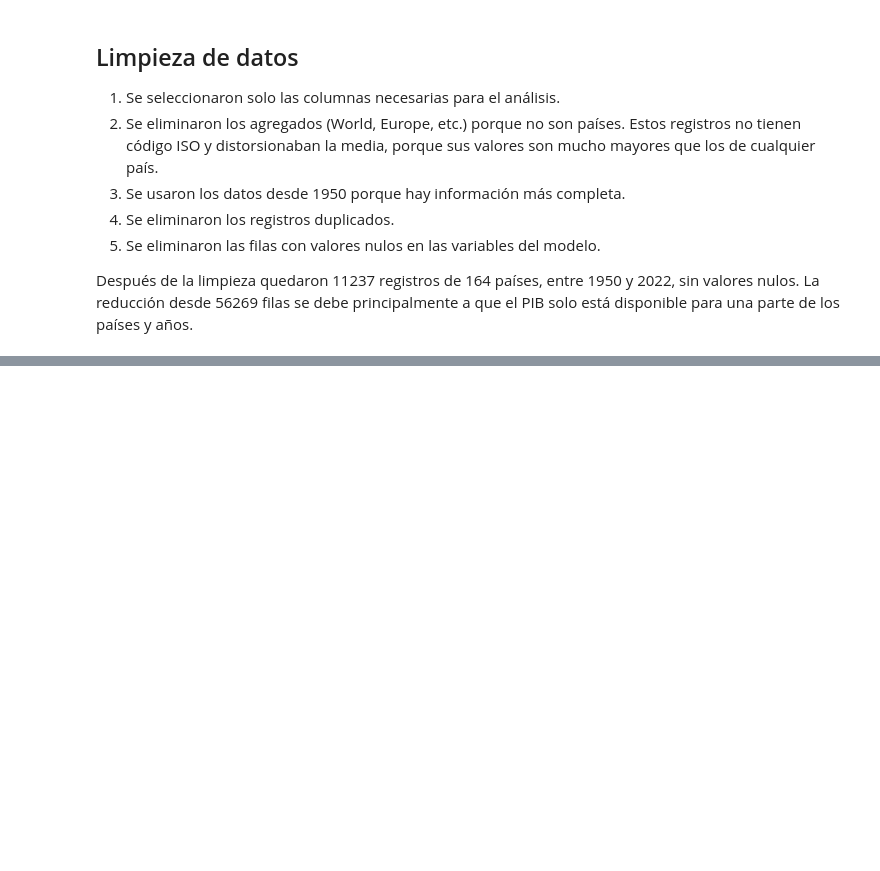
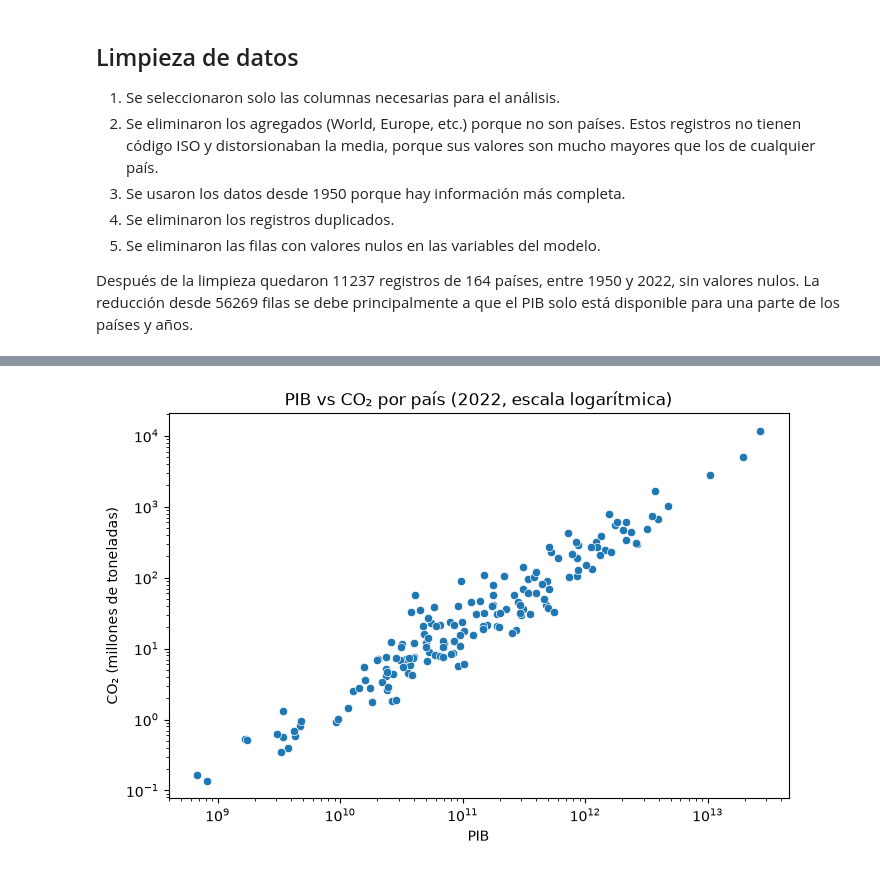
Before and after one commit to C4mila-H/Actividad-4, a Jupyter notebook: Actividad4_CO2.ipynb, the cells around one changed output, grey strips where cells are left out. Drawn from its saved outputs; the diff is of its cells as text; code cells hidden in the pictures; blank space fills up the shorter version.

```diff
--- a/Actividad4_CO2.ipynb
+++ b/Actividad4_CO2.ipynb
@@ -135,0 +174,13 @@ Después de la limpieza quedaron 11237 registros de 164 países, entre 1950 y 20
+# %%
+datos_ultimo = df_clean[df_clean["year"] == ultimo]
+
+plt.figure(figsize=(8, 5))
+sns.scatterplot(data=datos_ultimo, x="gdp", y="co2")
+plt.xscale("log")
+plt.yscale("log")
+plt.title(f"PIB vs CO₂ por país ({ultimo}, escala logarítmica)")
+plt.xlabel("PIB")
+plt.ylabel("CO₂ (millones de toneladas)")
+plt.show()
+# %% [output]
+[figure, added]
```
Also changed, not shown: parts of 6 cells of this notebook.
